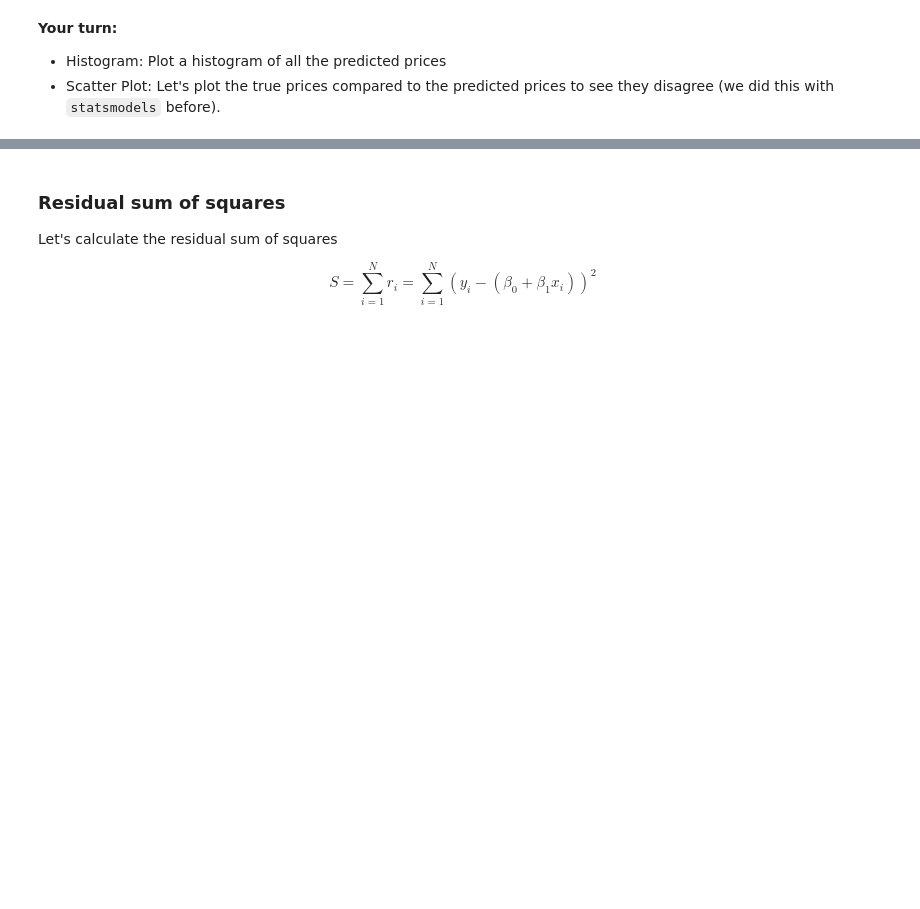
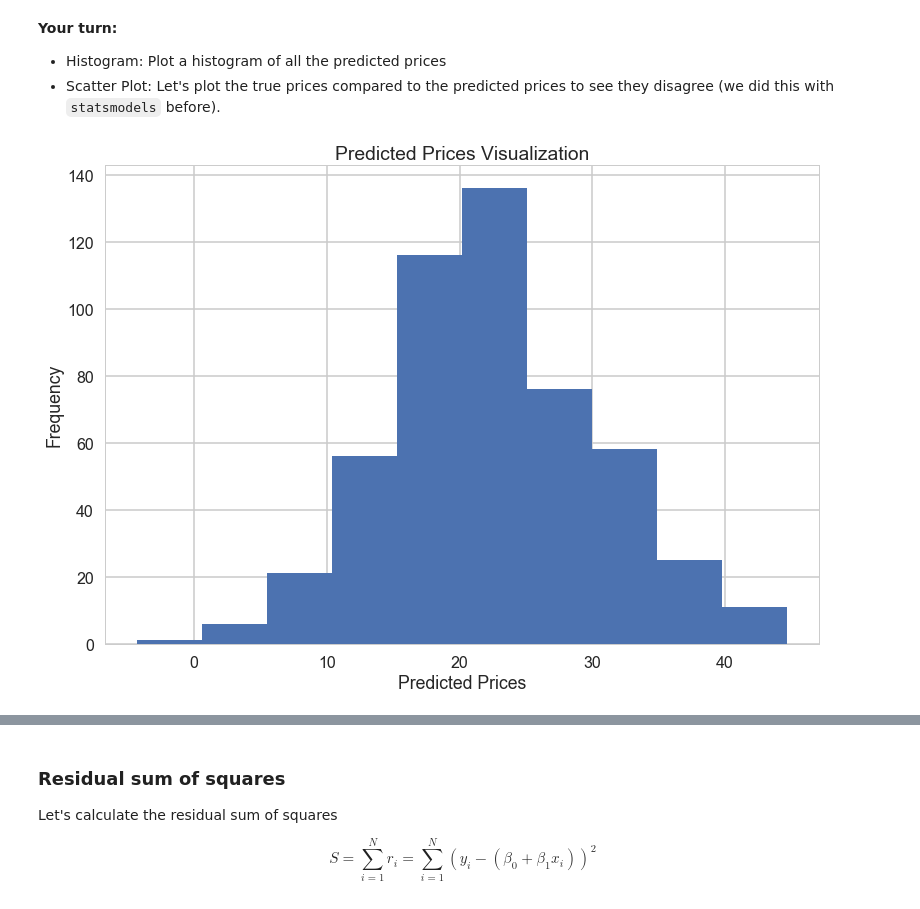
Before and after one commit to AlfredMtz/Springboard, a Jupyter notebook: Machine Learning/Mini_Project_Linear_Regression-.ipynb, the cells around one changed output, grey strips where cells are left out. Cells and saved outputs as stored; diff of their text form; code cells hidden in the pictures; blank space fills up the shorter version.

```diff
--- a/Machine Learning/Mini_Project_Linear_Regression-.ipynb
+++ b/Machine Learning/Mini_Project_Linear_Regression-.ipynb
@@ -498,0 +512,9 @@ array([ 30.00821269,  25.0298606 ,  30.5702317 ,  28.60814055,  27.94288232])
+# %%
+# your turn
+plt.hist(lm.predict(X))
+plt.title("Predicted Prices Visualization")
+plt.xlabel("Predicted Prices")
+plt.ylabel("Frequency")
+plt.show()
+# %% [output]
+[figure, added]
```
Also changed, not shown: parts of 34 cells of this notebook.
